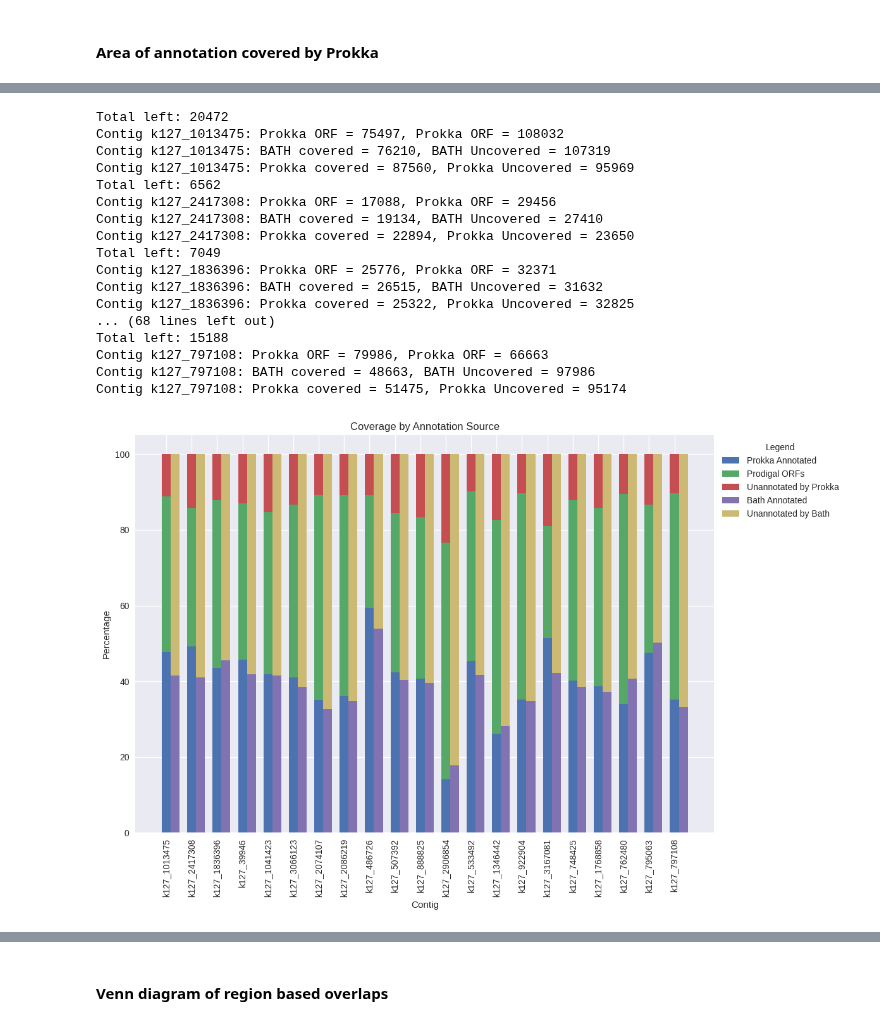
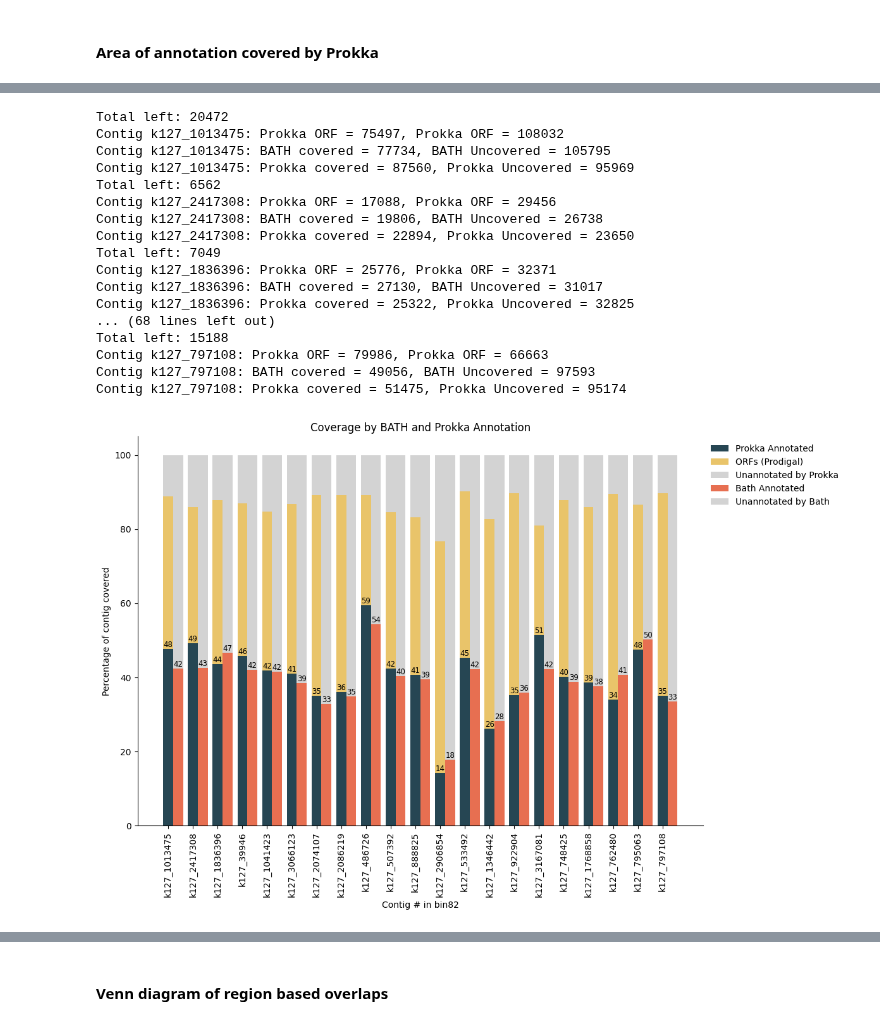
Before and after one commit to NehaSontakk/BATH-Prokka-Comparison, a Jupyter notebook: Updated_Contig_comparison_identifying_gaps_Prokka_vs_BATH.ipynb, the cells around one changed output, grey strips where cells are left out. Drawn from its saved outputs; the diff is of its cells as text; code cells hidden in the pictures.

```diff
--- a/Updated_Contig_comparison_identifying_gaps_Prokka_vs_BATH.ipynb
+++ b/Updated_Contig_comparison_identifying_gaps_Prokka_vs_BATH.ipynb
@@ -41,7 +41,7 @@ prokka_proteins.head()
 | 3 | k127_1013475 | Prodigal:002006 | CDS | 3678 | 3914 | . | + | 0 | ID=CKDIDOFJ_00004;Name=atpC;gene=... | CKDIDOFJ_00004 | atpC | ... |
 | 4 | k127_1013475 | Prodigal:002006 | CDS | 3944 | 5182 | . | + | 0 | ID=CKDIDOFJ_00005;Name=atpB;gene=... | CKDIDOFJ_00005 | atpB | ... |
 # %%
-bath_protein = pd.read_excel("/content/bin82_BATH_deduplicated-11.xlsx")
+bath_protein = pd.read_excel("/content/bin82_BATH_deduplicated-2.xlsx")
 unnamed_cols = [col for col in bath_protein.columns if col.startswith('Unnamed')]
 bath_protein.drop(columns=unnamed_cols, inplace=True)
 bath_protein['start'] = bath_protein['ali from']
@@ -350,20 +365,20 @@ for _, contig in contigs_info.iterrows():
 # %% [output]
 Total left: 20472
 Contig k127_1013475: Prokka ORF = 75497, Prokka ORF = 108032
-Contig k127_1013475: BATH covered = 76210, BATH Uncovered = 107319
+Contig k127_1013475: BATH covered = 77734, BATH Uncovered = 105795
 Contig k127_1013475: Prokka covered = 87560, Prokka Uncovered = 95969
 Total left: 6562
 Contig k127_2417308: Prokka ORF = 17088, Prokka ORF = 29456
-Contig k127_2417308: BATH covered = 19134, BATH Uncovered = 27410
+Contig k127_2417308: BATH covered = 19806, BATH Uncovered = 26738
 Contig k127_2417308: Prokka covered = 22894, Prokka Uncovered = 23650
 Total left: 7049
 Contig k127_1836396: Prokka ORF = 25776, Prokka ORF = 32371
-Contig k127_1836396: BATH covered = 26515, BATH Uncovered = 31632
+Contig k127_1836396: BATH covered = 27130, BATH Uncovered = 31017
 Contig k127_1836396: Prokka covered = 25322, Prokka Uncovered = 32825
 ... (68 lines left out)
 Total left: 15188
 Contig k127_797108: Prokka ORF = 79986, Prokka ORF = 66663
-Contig k127_797108: BATH covered = 48663, BATH Uncovered = 97986
+Contig k127_797108: BATH covered = 49056, BATH Uncovered = 97593
 Contig k127_797108: Prokka covered = 51475, Prokka Uncovered = 95174
 # %%
 contigs_info['total_prodigal'] = 0
@@ -394,27 +409,39 @@ contigs_info['percent_uncovered_prokka'] = 100 - contigs_info['percent_covered_p
 contigs_info['percent_covered_bath'] = (contigs_info['total_covered_bath'] / contigs_info['contig_length']) * 100
 contigs_info['percent_uncovered_bath'] = 100 - contigs_info['percent_covered_bath']
 # %%
-plt.style.use('seaborn')
+plt.style.use('default')
 fig, ax = plt.subplots(figsize=(12, 8))
 n_contigs = len(contigs_info)
 index = range(n_contigs)
-bar_width = 0.35
+bar_width = 0.4
 
-bar2 = ax.bar(index, contigs_info['percent_covered_prokka'], bar_width, label='Prokka Annotated')
-bar1 = ax.bar(index, contigs_info['percent_covered_prodigal'], bar_width, bottom=contigs_info['percent_covered_prokka'], label='Prodigal ORFs')
-bar3 = ax.bar(index, contigs_info['percent_uncovered_prokka'], bar_width, bottom=contigs_info['percent_covered_prodigal']+contigs_info['percent_covered_prokka'], label='Unannotated by Prokka')
+bar2 = ax.bar(index, contigs_info['percent_covered_prokka'], bar_width, label='Prokka Annotated',color="#264653")
+bar1 = ax.bar(index, contigs_info['percent_covered_prodigal'], bar_width, bottom=contigs_info['percent_covered_prokka'], label='ORFs (Prodigal)',color='#E9C46A')
+bar3 = ax.bar(index, contigs_info['percent_uncovered_prokka'], bar_width, bottom=contigs_info['percent_covered_prodigal']+contigs_info['percent_covered_prokka'], label='Unannotated by Prokka',color='lightgrey')
 
-bar4 = ax.bar([p + bar_width for p in index], contigs_info['percent_covered_bath'], bar_width, label='Bath Annotated')
-bar5 = ax.bar([p + bar_width for p in index], contigs_info['percent_uncovered_bath'], bar_width, bottom=contigs_info['percent_covered_bath'], label='Unannotated by Bath')
+bar4 = ax.bar([p + bar_width for p in index], contigs_info['percent_covered_bath'], bar_width, label='Bath Annotated',color="#E76F51")
+bar5 = ax.bar([p + bar_width for p in index], contigs_info['percent_uncovered_bath'], bar_width, bottom=contigs_info['percent_covered_bath'], label='Unannotated by Bath',color='lightgrey')
 
-ax.set_xlabel('Contig')
-ax.set_ylabel('Percentage')
-ax.set_title('Coverage by Annotation Source')
+for rect in bar2:
+    height = rect.get_height()
+    ax.text(rect.get_x() + rect.get_width() / 2.0, height, f'{round(height)}', ha='center', va='bottom',fontsize=8.5)
+
+for rect in bar4:
+    height = rect.get_height()
+    ax.text(rect.get_x() + rect.get_width() / 2.0, height, f'{round(height)}', ha='center', va='bottom',fontsize=8.5)
+
+ax.set_xlabel('Contig # in bin82')
+ax.set_ylabel('Percentage of contig covered')
+ax.set_title('Coverage by BATH and Prokka Annotation')
+ax.spines['top'].set_visible(False)
+ax.spines['right'].set_visible(False)
+ax.spines['bottom'].set_visible(True)  # Ensure bottom line is visible
+ax.spines['left'].set_visible(True)  # Ensure left line is visible
 indices = range(n_contigs)
 ax.set_xticks(indices)
 ax.set_xticklabels(contigs_info['seq_id'], rotation=90)
-ax.legend(loc='upper left', bbox_to_anchor=(1, 1), title="Legend")
+ax.legend(loc='upper left', bbox_to_anchor=(1, 1), frameon=False)
 plt.tight_layout()
 plt.show()
 # %% [output]
-[figure, old version]
+[figure, new version]
```
Also changed, not shown: parts of 11 cells of this notebook.
